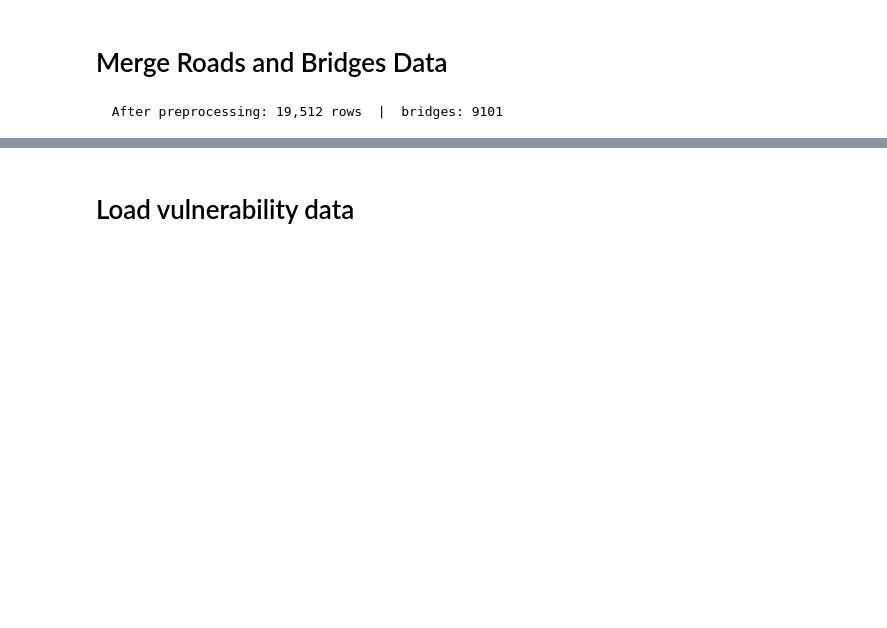
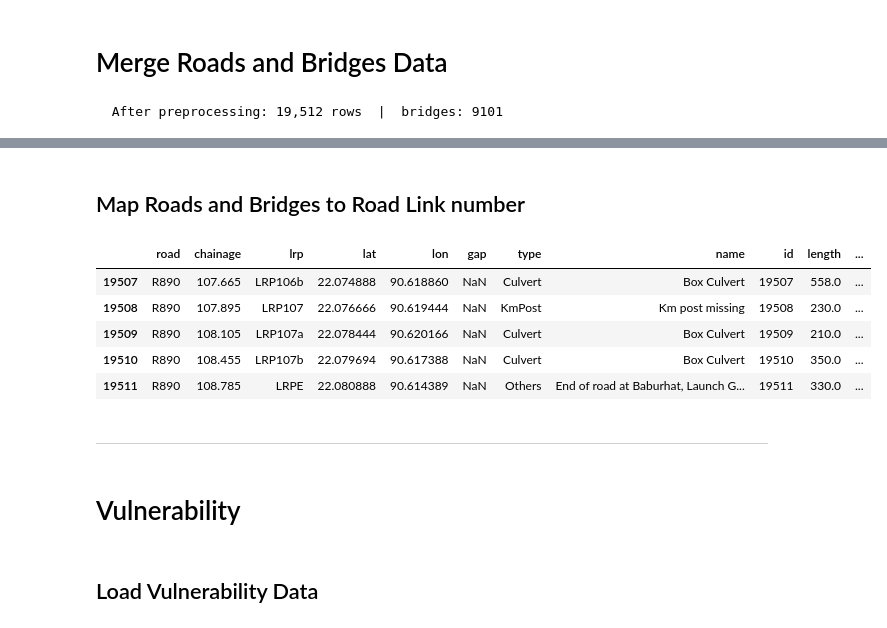
Before and after one commit to MeikeHR/EPA133a-G02-A4, a Jupyter notebook: EPA1352-G02-A4/notebook/Data Analysis 2.ipynb, the cells around one changed output, grey strips where cells are left out. Saved outputs shown, nothing was run; the diff lists cells and outputs as text; code cells hidden in the pictures; blank space fills up the shorter version.

```diff
--- a/EPA1352-G02-A4/notebook/Data Analysis 2.ipynb
+++ b/EPA1352-G02-A4/notebook/Data Analysis 2.ipynb
@@ -109,7 +121,6 @@ for filename in os.listdir(data_dir):
             tables = pd.read_html(filepath, encoding="iso-8859-1", match="List of links")
             df = tables[0].copy()
             df.columns = col_names
-            # Keep only rows where link_no looks like an actual link, e.g. "N102-1"
             df = df[df["link_no"].str.strip().str.match(r"^[A-Z]+\d+-\d+", na=False)]
             df = df.reset_index(drop=True)
             df["road"] = filename.replace(".traffic.htm", "")
@@ -117,4 +128,22 @@ for filename in os.listdir(data_dir):
         except Exception as e:
             print(f"Skipped {filename}: {e}")
 
-combined = pd.concat(all_dfs, ignore_index=True)
+criticality_df = pd.concat(all_dfs, ignore_index=True)
+
+cols_needed = ['road', 'link_no', 'name',
+               'start_lrp', 'start_chainage',
+               'end_lrp',   'end_chainage',
+               'heavy_truck', 'medium_truck', 'small_truck']
+criticality_df = criticality_df[cols_needed].copy()
+
+for col in ['heavy_truck', 'medium_truck', 'small_truck']:
+    criticality_df[col] = pd.to_numeric(criticality_df[col], errors='coerce').fillna(0)
+
+criticality_df['start_chainage'] = pd.to_numeric(criticality_df['start_chainage'], errors='coerce')
+criticality_df['end_chainage']   = pd.to_numeric(criticality_df['end_chainage'],   errors='coerce')
+
+criticality_df['criticality_score'] = (
+    criticality_df['heavy_truck']  * 15 +
+    criticality_df['medium_truck'] * 7  +
+    criticality_df['small_truck']  * 3
+)
@@ -123,5 +159,40 @@ combined.tail(20)
+# %% [markdown]
+## Map Roads and Bridges to Road Link number
+# %%
+# Merge op road, dan filteren op chainage range
+merged = gdf_roads[['road', 'lrp', 'chainage']].merge(
+    criticality_df[['road', 'link_no', 'start_chainage', 'end_chainage', 'criticality_score']],
+    on='road', how='left'
+)
+
+merged = merged[
+    (merged['chainage'] >= merged['start_chainage']) &
+    (merged['chainage'] <= merged['end_chainage'])
+]
+
+# Één segment per LRP (drop duplicates voor het geval van grenspunten)
+segment_per_lrp = (
+    merged[['road', 'lrp', 'link_no', 'criticality_score']]
+    .drop_duplicates(subset=['road', 'lrp'])
+)
+
+# Terugmergen op gdf_roads
+gdf_roads = gdf_roads.merge(segment_per_lrp, on=['road', 'lrp'], how='left')
+# %%
+gdf_roads.tail()
+# %% [output]
+|  | road | chainage | lrp | lat | lon | gap | type | name | id | length | ... |
+| 19507 | R890 | 107.665 | LRP106b | 22.074888 | 90.618860 | NaN | Culvert | Box Culvert | 19507 | 558.0 | ... |
+| 19508 | R890 | 107.895 | LRP107 | 22.076666 | 90.619444 | NaN | KmPost | Km post missing | 19508 | 230.0 | ... |
+| 19509 | R890 | 108.105 | LRP107a | 22.078444 | 90.620166 | NaN | Culvert | Box Culvert | 19509 | 210.0 | ... |
+| 19510 | R890 | 108.455 | LRP107b | 22.079694 | 90.617388 | NaN | Culvert | Box Culvert | 19510 | 350.0 | ... |
+| 19511 | R890 | 108.785 | LRPE | 22.080888 | 90.614389 | NaN | Others | End of road at Baburhat, Launch G... | 19511 | 330.0 | ... |
+# %% [markdown]
+---
 # %% [markdown]
-# Load vulnerability data
+# Vulnerability
+# %% [markdown]
+## Load Vulnerability Data
 # %%
 # Load Flood Data
 gdf_flood = gpd.read_file('../data/flood shapefile/bgd_nhr_floods_sparsso.shp')
```
Also changed, not shown: parts of 14 cells of this notebook, 2 other files.
